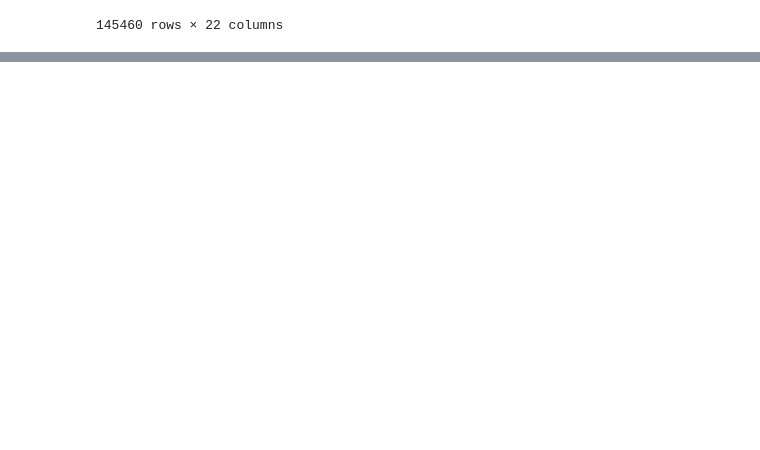
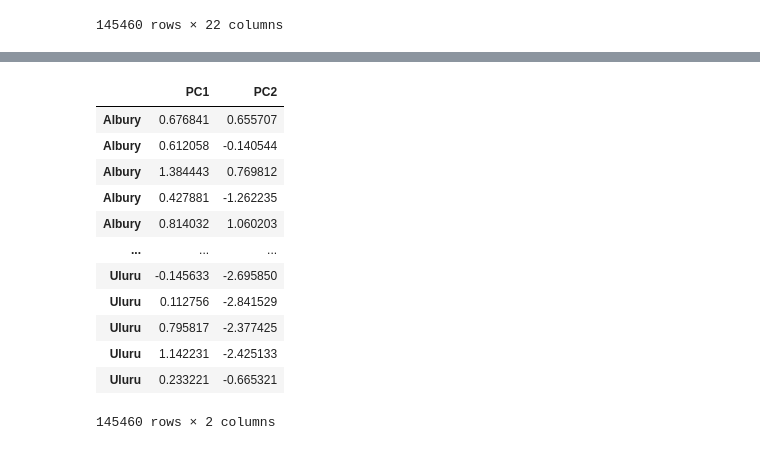
Before and after one commit to Manas-AI-Taskphase/Aditya-Bhansali, a Jupyter notebook: Clustering_Kmean.ipynb, the cells around one changed output, grey strips where cells are left out. Saved outputs shown, nothing was run; the diff lists cells and outputs as text; code cells hidden in the pictures; blank space fills up the shorter version.

```diff
--- a/Clustering_Kmean.ipynb
+++ b/Clustering_Kmean.ipynb
@@ -272,0 +274,17 @@ plt.scatter(x=pca_df["PC1"],y=pca_df['PC2'],c=pca_df['kmeans_4'])
+# %%
+X=pca_df[['PC1','PC2']]
+X
+# %% [output]
+|  | PC1 | PC2 |
+| Albury | 0.676841 | 0.655707 |
+| Albury | 0.612058 | -0.140544 |
+| Albury | 1.384443 | 0.769812 |
+| Albury | 0.427881 | -1.262235 |
+| Albury | 0.814032 | 1.060203 |
+| ... | ... | ... |
+| Uluru | -0.145633 | -2.695850 |
+| Uluru | 0.112756 | -2.841529 |
+| Uluru | 0.795817 | -2.377425 |
+| Uluru | 1.142231 | -2.425133 |
+| Uluru | 0.233221 | -0.665321 |
+145460 rows × 2 columns
```
Also changed, not shown: parts of 7 cells of this notebook.
